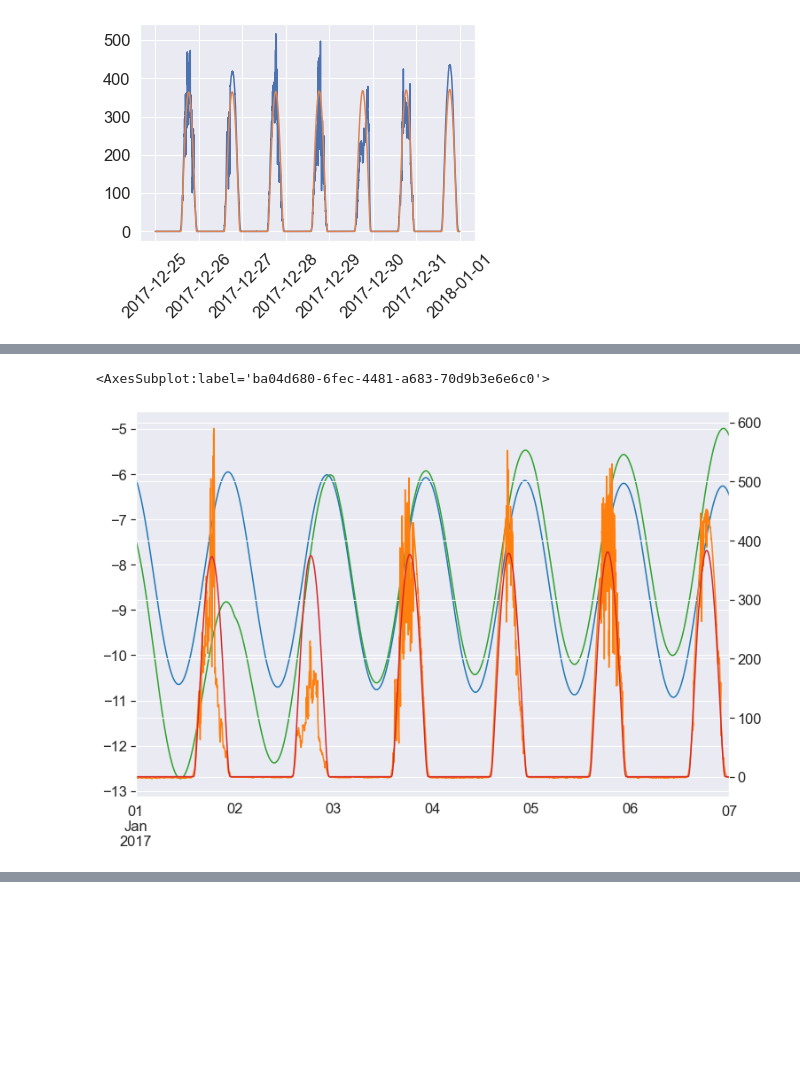
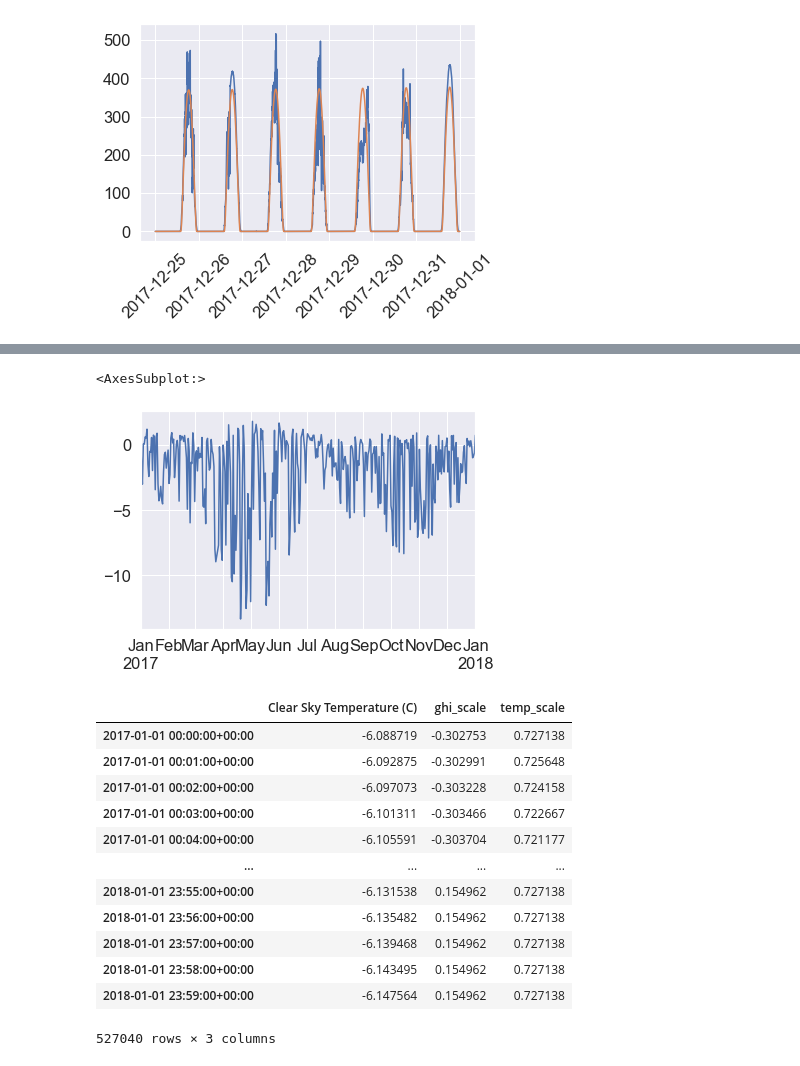
Before and after one commit to mikofski/PVRW2021, a Jupyter notebook: multiyear_data.ipynb, the cells around one changed output, grey strips where cells are left out. Cells and saved outputs as stored; diff of their text form; code cells hidden in the pictures; blank space fills up the shorter version.

Commit message:
fix AMA typo, add new estimate air temp fcn, hooray scale adj temps

```diff
--- a/multiyear_data.ipynb
+++ b/multiyear_data.ipynb
@@ -429,10 +370,14 @@ temp_adj[jan1:jan7][['Clear Sky Temperature (C)', 'Adjusted Temp (C)']].plot()
-# %%
-fig, ax1 = plt.subplots(figsize=(12, 8))
-ax2 = ax1.twinx()  # add a second y-axis
-cs_temp_air[jan1:jan7].plot(ax=ax1, c='tab:blue')
-temp_adj[jan1:jan7]['Adjusted Temp (C)'].plot(ax=ax1,c='tab:green')
-df.ghi[jan1:jan7].plot(ax=ax2, c='tab:orange')
-CS.ghi[jan1:jan7].plot(ax=ax2, c='tab:red')
-# %% [output]
-<AxesSubplot:label='ba04d680-6fec-4481-a683-70d9b3e6e6c0'>
-[figure, removed]
+# %%
+# scale daily temperature delta by the ratio of insolation from day before
+temp_scale = ghi_scale*daily_delta_temp[1:]  # use next day
+temp_scale = temp_scale.rename('temp_scale')
+day1 = temp_scale.index[0]
+LOGGER.info(day1)
+LOGGER.info(temp_scale.iloc[0])
+temp_scale.index = temp_scale.index + to_offset('1D')
+temp_scale[day1] = temp_scale.iloc[-1]
+temp_scale = temp_scale.sort_index()
+LOGGER.info(temp_scale.head())
+LOGGER.info(temp_scale.tail())
+temp_scale.plot()
+# %% [output]
@@ -438,0 +398,22 @@ CS.ghi[jan1:jan7].plot(ax=ax2, c='tab:red')
+<AxesSubplot:>
+[figure, added]
+# %%
+temp_adj = pd.concat(
+    [cs_temp_air,
+     ghi_scale.resample('1min').interpolate(),
+     temp_scale.resample('1min').interpolate()], axis=1).pad()
+temp_adj
+# %% [output]
+|  | Clear Sky Temperature (C) | ghi_scale | temp_scale |
+| 2017-01-01 00:00:00+00:00 | -6.088719 | -0.302753 | 0.727138 |
+| 2017-01-01 00:01:00+00:00 | -6.092875 | -0.302991 | 0.725648 |
+| 2017-01-01 00:02:00+00:00 | -6.097073 | -0.303228 | 0.724158 |
+| 2017-01-01 00:03:00+00:00 | -6.101311 | -0.303466 | 0.722667 |
+| 2017-01-01 00:04:00+00:00 | -6.105591 | -0.303704 | 0.721177 |
+| ... | ... | ... | ... |
+| 2018-01-01 23:55:00+00:00 | -6.131538 | 0.154962 | 0.727138 |
+| 2018-01-01 23:56:00+00:00 | -6.135482 | 0.154962 | 0.727138 |
+| 2018-01-01 23:57:00+00:00 | -6.139468 | 0.154962 | 0.727138 |
+| 2018-01-01 23:58:00+00:00 | -6.143495 | 0.154962 | 0.727138 |
+| 2018-01-01 23:59:00+00:00 | -6.147564 | 0.154962 | 0.727138 |
+527040 rows × 3 columns
```
Also changed, not shown: parts of 31 cells of this notebook, 8 other files.
